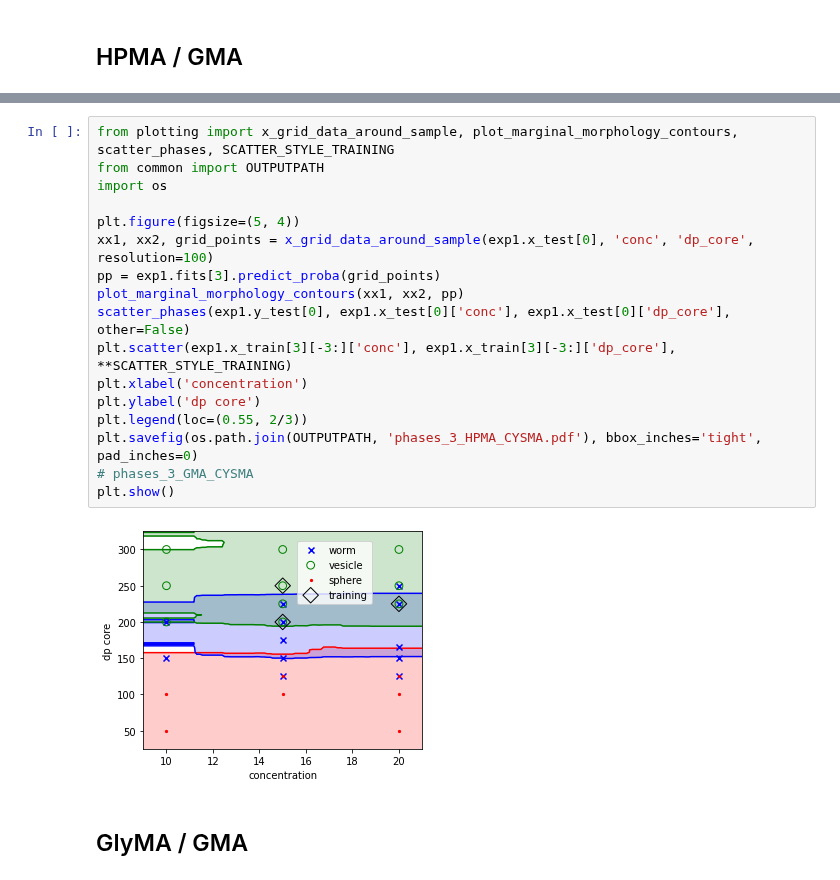
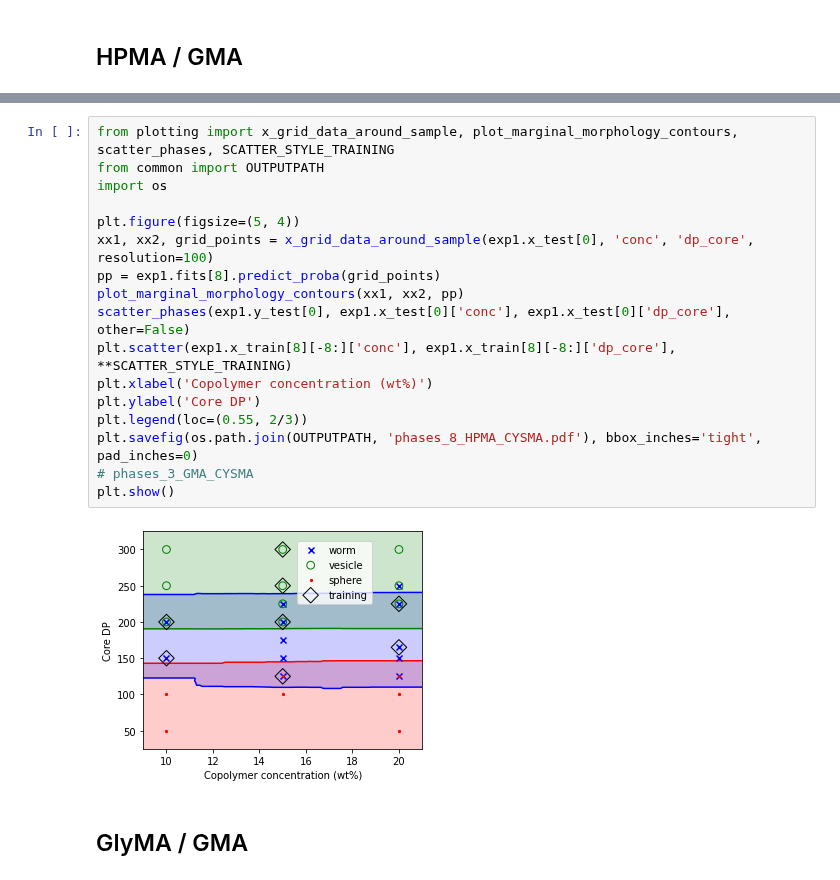
Before and after one commit to marioboley/PISA_ML, a Jupyter notebook: active_learning_phase_diagrams.ipynb, the cells around one changed output, grey strips where cells are left out. Drawn from its saved outputs; the diff is of its cells as text.

Commit message:
Add 22 HPMA/CYSMA. Fix figure 2

```diff
--- a/active_learning_phase_diagrams.ipynb
+++ b/active_learning_phase_diagrams.ipynb
@@ -194,22 +192,22 @@ Error:
 # %%
 from plotting import x_grid_data_around_sample, plot_marginal_morphology_contours, scatter_phases, SCATTER_STYLE_TRAINING
 from common import OUTPUTPATH
 import os
 
 plt.figure(figsize=(5, 4))
 xx1, xx2, grid_points = x_grid_data_around_sample(exp1.x_test[0], 'conc', 'dp_core', resolution=100)
-pp = exp1.fits[3].predict_proba(grid_points)
+pp = exp1.fits[8].predict_proba(grid_points)
 plot_marginal_morphology_contours(xx1, xx2, pp)
 scatter_phases(exp1.y_test[0], exp1.x_test[0]['conc'], exp1.x_test[0]['dp_core'], other=False)
-plt.scatter(exp1.x_train[3][-3:]['conc'], exp1.x_train[3][-3:]['dp_core'], **SCATTER_STYLE_TRAINING)
-plt.xlabel('concentration')
-plt.ylabel('dp core')
+plt.scatter(exp1.x_train[8][-8:]['conc'], exp1.x_train[8][-8:]['dp_core'], **SCATTER_STYLE_TRAINING)
+plt.xlabel('Copolymer concentration (wt%)')
+plt.ylabel('Core DP')
 plt.legend(loc=(0.55, 2/3))
-plt.savefig(os.path.join(OUTPUTPATH, 'phases_3_HPMA_CYSMA.pdf'), bbox_inches='tight', pad_inches=0)
+plt.savefig(os.path.join(OUTPUTPATH, 'phases_8_HPMA_CYSMA.pdf'), bbox_inches='tight', pad_inches=0)
 # phases_3_GMA_CYSMA
 plt.show()
 # %% [output]
-[figure, old version]
+[figure, new version]
 # %% [markdown]
 ## GlyMA / GMA
 # %%
```
Also changed, not shown: parts of 12 cells of this notebook, 5 other files.
